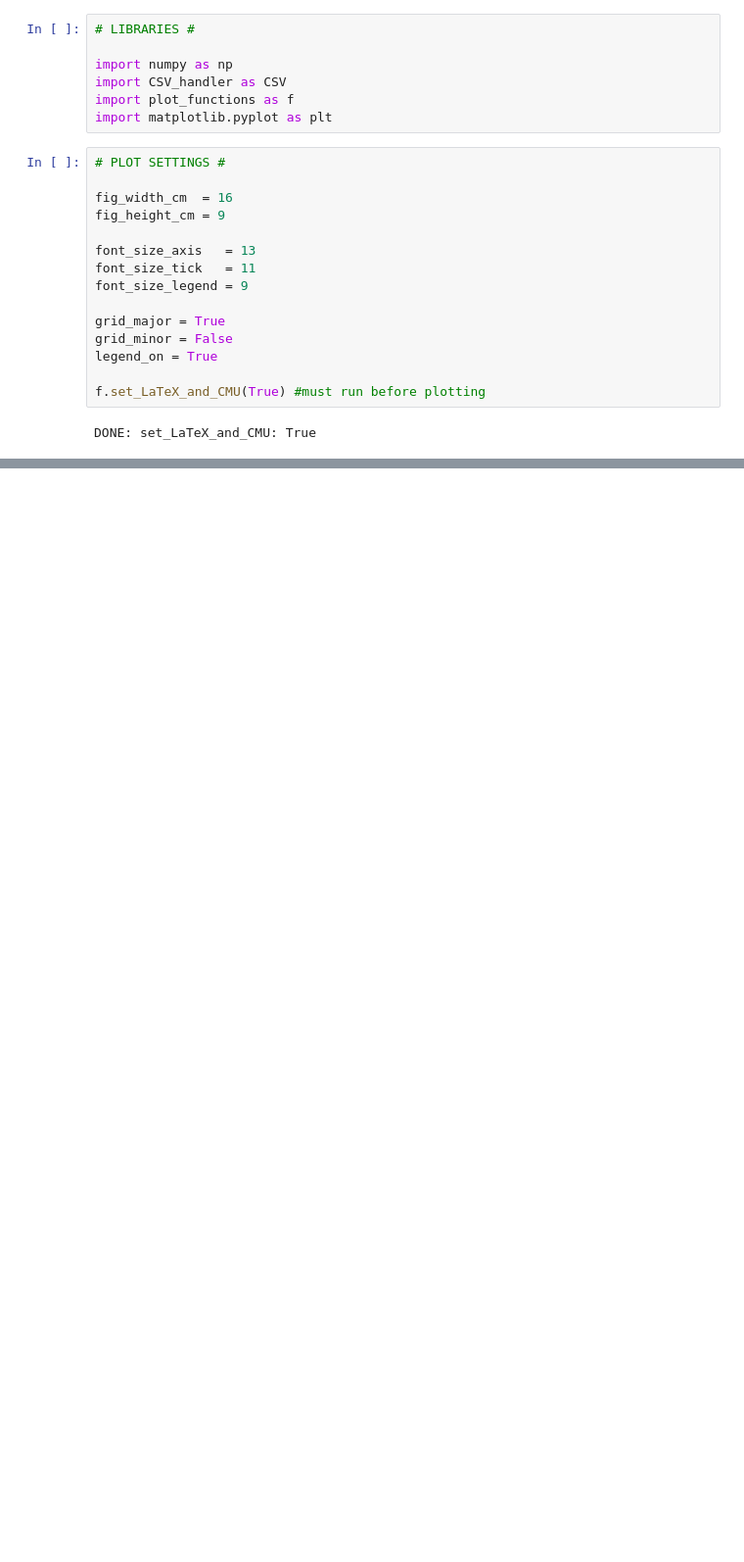
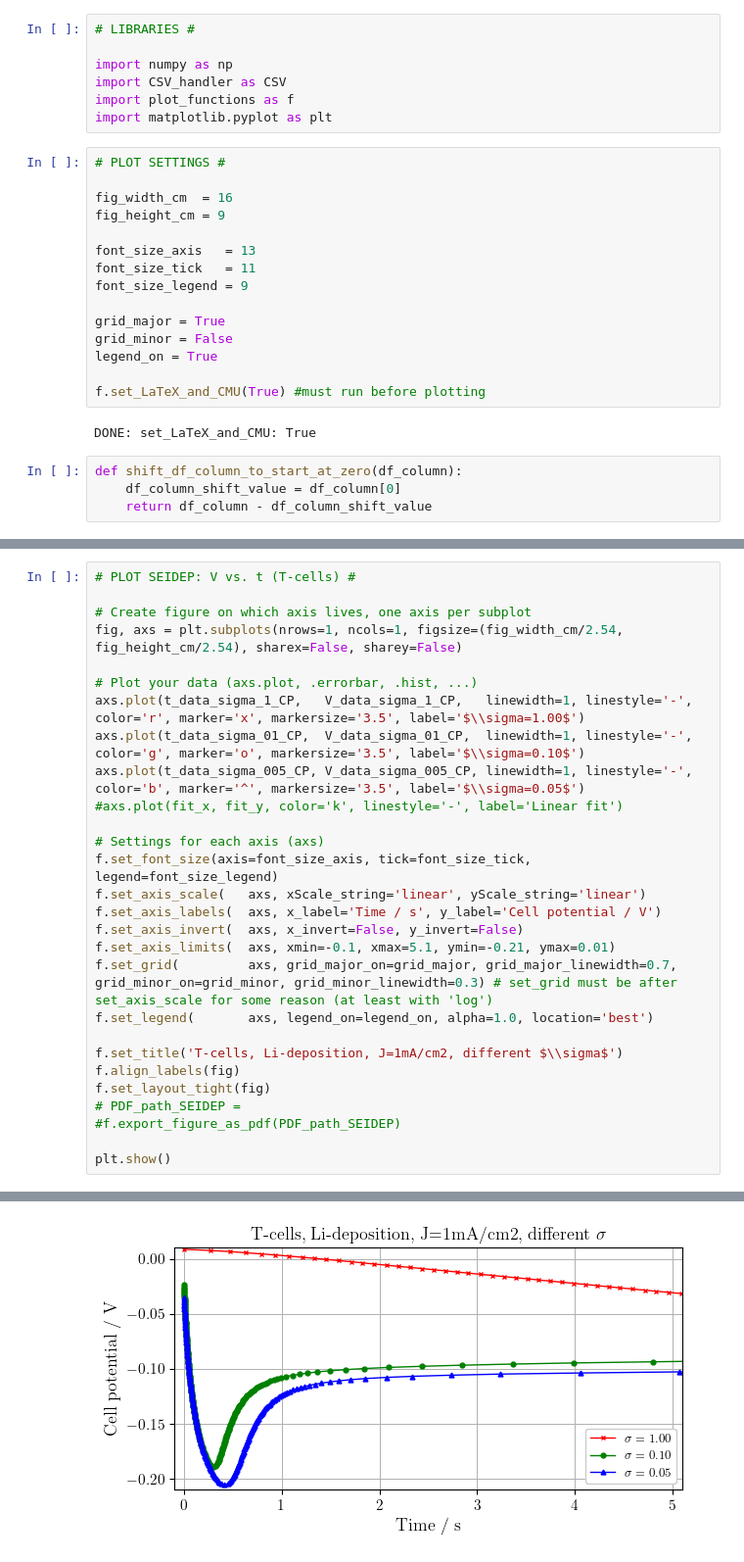
Before and after one commit to GottfridOlsson/MASTER-THESIS, a Jupyter notebook: EXPERIMENTAL/Python-scripts/Electrochemical-plots.ipynb, the cells around one changed output, grey strips where cells are left out. Shown: that part at 98% size. Drawn from its saved outputs; the diff is of its cells as text; blank space fills up the shorter version.

```diff
--- a/EXPERIMENTAL/Python-scripts/Electrochemical-plots.ipynb
+++ b/EXPERIMENTAL/Python-scripts/Electrochemical-plots.ipynb
@@ -31,6 +31,10 @@ legend_on = True
 f.set_LaTeX_and_CMU(True) #must run before plotting
 # %% [output]
 DONE: set_LaTeX_and_CMU: True
+# %%
+def shift_df_column_to_start_at_zero(df_column):
+    df_column_shift_value = df_column[0]
+    return df_column - df_column_shift_value
 # %%
 # Paths for data
 
@@ -109,0 +153,29 @@ DONE: set_layout_tight
+# %%
+# PLOT SEIDEP: V vs. t (T-cells) #
+
+# Create figure on which axis lives, one axis per subplot
+fig, axs = plt.subplots(nrows=1, ncols=1, figsize=(fig_width_cm/2.54, fig_height_cm/2.54), sharex=False, sharey=False)
+
+# Plot your data (axs.plot, .errorbar, .hist, ...)
+axs.plot(t_data_sigma_1_CP,   V_data_sigma_1_CP,   linewidth=1, linestyle='-', color='r', marker='x', markersize='3.5', label='$\\sigma=1.00$')
+axs.plot(t_data_sigma_01_CP,  V_data_sigma_01_CP,  linewidth=1, linestyle='-', color='g', marker='o', markersize='3.5', label='$\\sigma=0.10$')
+axs.plot(t_data_sigma_005_CP, V_data_sigma_005_CP, linewidth=1, linestyle='-', color='b', marker='^', markersize='3.5', label='$\\sigma=0.05$')
+#axs.plot(fit_x, fit_y, color='k', linestyle='-', label='Linear fit')
+
+# Settings for each axis (axs)
+f.set_font_size(axis=font_size_axis, tick=font_size_tick, legend=font_size_legend)
+f.set_axis_scale(   axs, xScale_string='linear', yScale_string='linear')
+f.set_axis_labels(  axs, x_label='Time / s', y_label='Cell potential / V')
+f.set_axis_invert(  axs, x_invert=False, y_invert=False)
+f.set_axis_limits(  axs, xmin=-0.1, xmax=5.1, ymin=-0.21, ymax=0.01)
+f.set_grid(         axs, grid_major_on=grid_major, grid_major_linewidth=0.7, grid_minor_on=grid_minor, grid_minor_linewidth=0.3) # set_grid must be after set_axis_scale for some reason (at least with 'log')
+f.set_legend(       axs, legend_on=legend_on, alpha=1.0, location='best')
+
+f.set_title('T-cells, Li-deposition, J=1mA/cm2, different $\\sigma$')
+f.align_labels(fig)
+f.set_layout_tight(fig)
+# PDF_path_SEIDEP =
+#f.export_figure_as_pdf(PDF_path_SEIDEP)
+
+plt.show()
+# %% [output]
@@ -109,0 +192 @@ DONE: set_layout_tight
+[figure, added]
```
Also changed, not shown: parts of 3 cells of this notebook.
